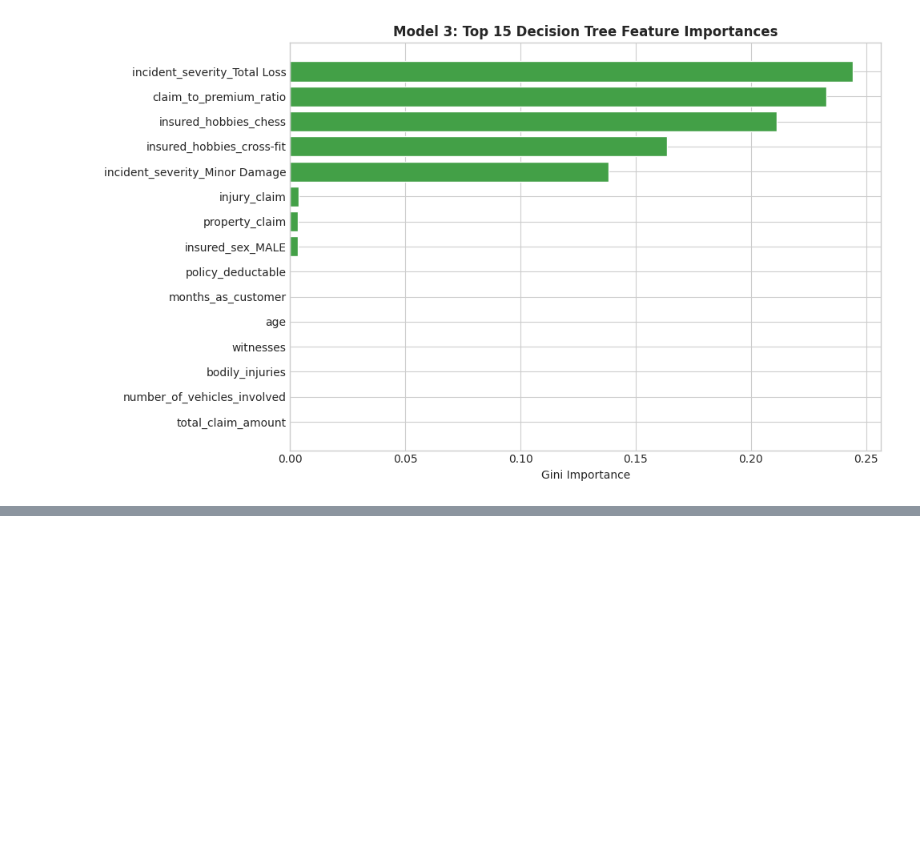
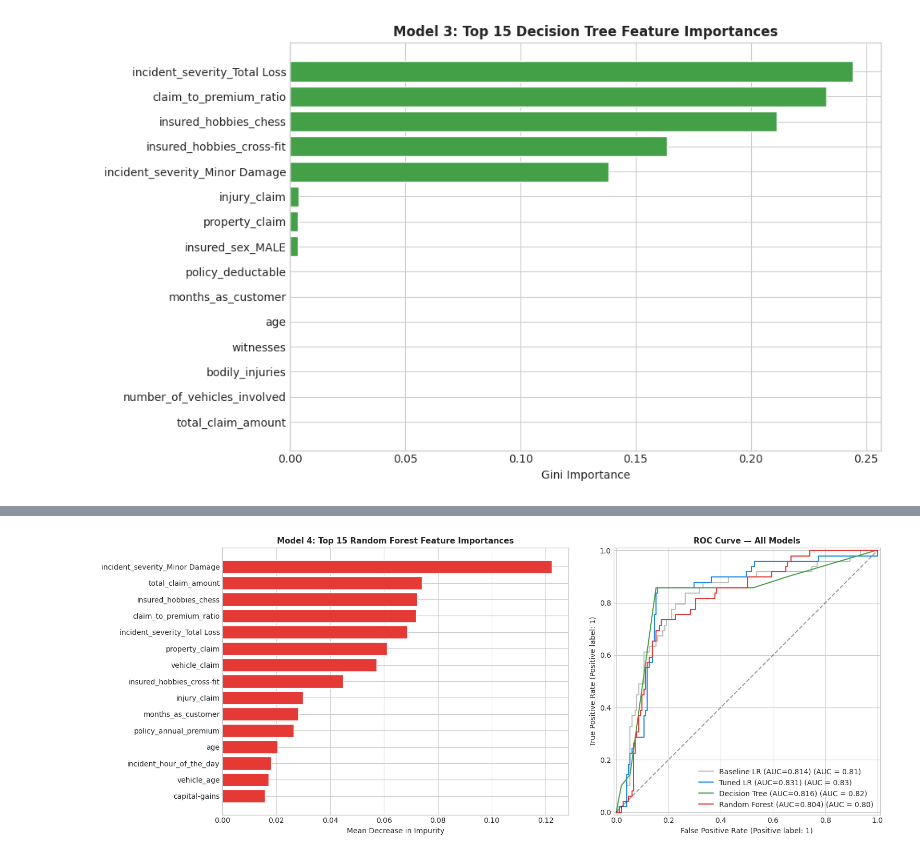
Before and after one commit to Alanmuchiri/Fraud-Detection-Analysis, a Jupyter notebook: main.ipynb, the cells around one changed output, grey strips where cells are left out. Cells and saved outputs as stored; diff of their text form; code cells hidden in the pictures; blank space fills up the shorter version.

Commit message:
Other Model Evaluation

```diff
--- a/main.ipynb
+++ b/main.ipynb
@@ -702,0 +739,4 @@ plt.show()
+# %%
+rf_best = gs_rf.best_estimator_
+m4 = evaluate_model('Model 4: Tuned Random Forest',
+                    rf_best, X_train, X_test, y_train, y_test)
@@ -702,0 +753,31 @@ plt.show()
+# %%
+# ── Random Forest Feature Importance ──────────────────────────────
+rf_imp = pd.DataFrame({
+    'feature'   : feature_names,
+    'importance': rf_best.feature_importances_
+}).sort_values('importance', ascending=False).head(15)
+
+fig, axes = plt.subplots(1, 2, figsize=(16, 6))
+
+# Bar chart of importances
+axes[0].barh(rf_imp['feature'], rf_imp['importance'], color=COLOR_FRAUD, edgecolor='white')
+axes[0].set_title('Model 4: Top 15 Random Forest Feature Importances', fontsize=11, fontweight='bold')
+axes[0].set_xlabel('Mean Decrease in Impurity')
+axes[0].invert_yaxis()
+
+# ROC curve comparison
+for name, m, color in [
+        ('Baseline LR', m1, '#BDBDBD'),
+        ('Tuned LR',    m2, COLOR_LEGIT),
+        ('Decision Tree', m3, COLOR_ACCENT),
+        ('Random Forest', m4, COLOR_FRAUD)]:
+    RocCurveDisplay.from_predictions(
+        y_test, m['test_prob'], ax=axes[1],
+        name=f"{name} (AUC={m['roc_auc']:.3f})", color=color)
+axes[1].plot([0,1],[0,1],'k--',alpha=0.4)
+axes[1].set_title('ROC Curve — All Models', fontsize=11, fontweight='bold')
+
+plt.tight_layout()
+plt.show()
+# %% [output]
+[figure, added]
```
Also changed, not shown: parts of 3 cells of this notebook.
